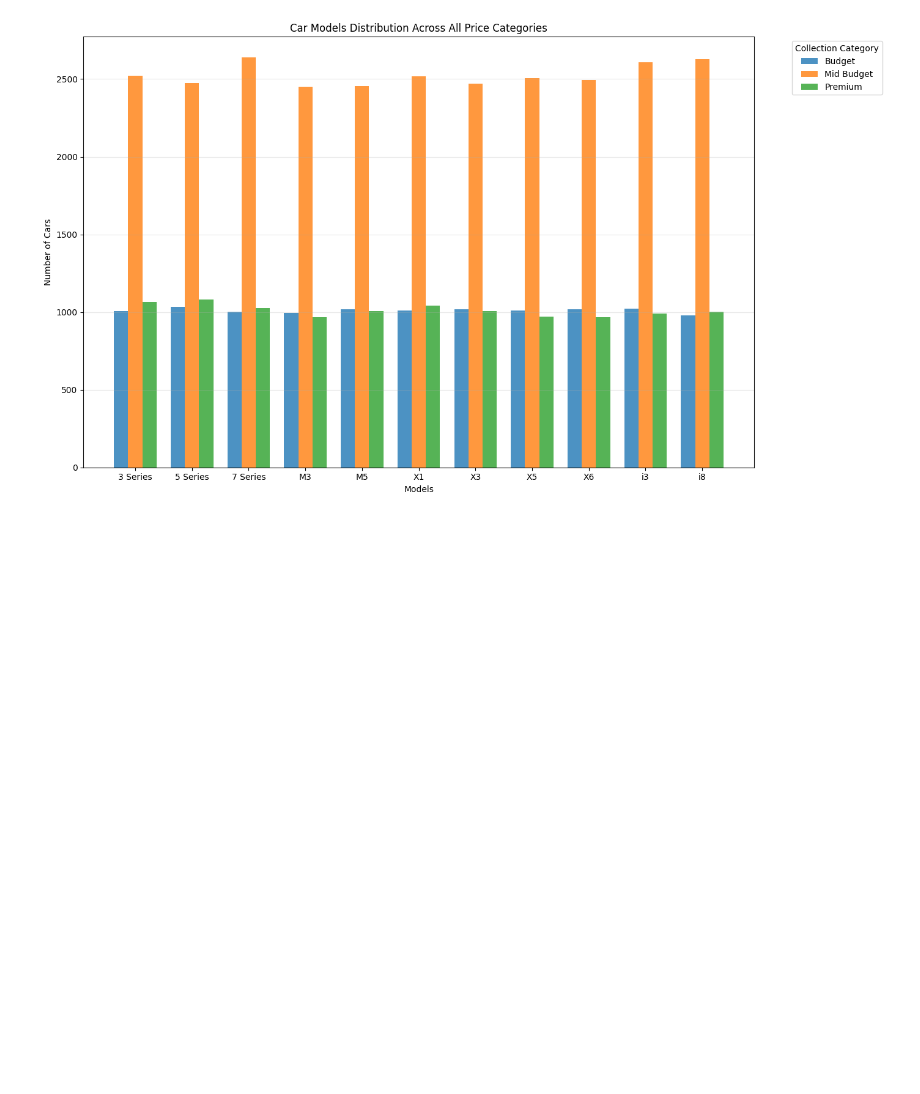
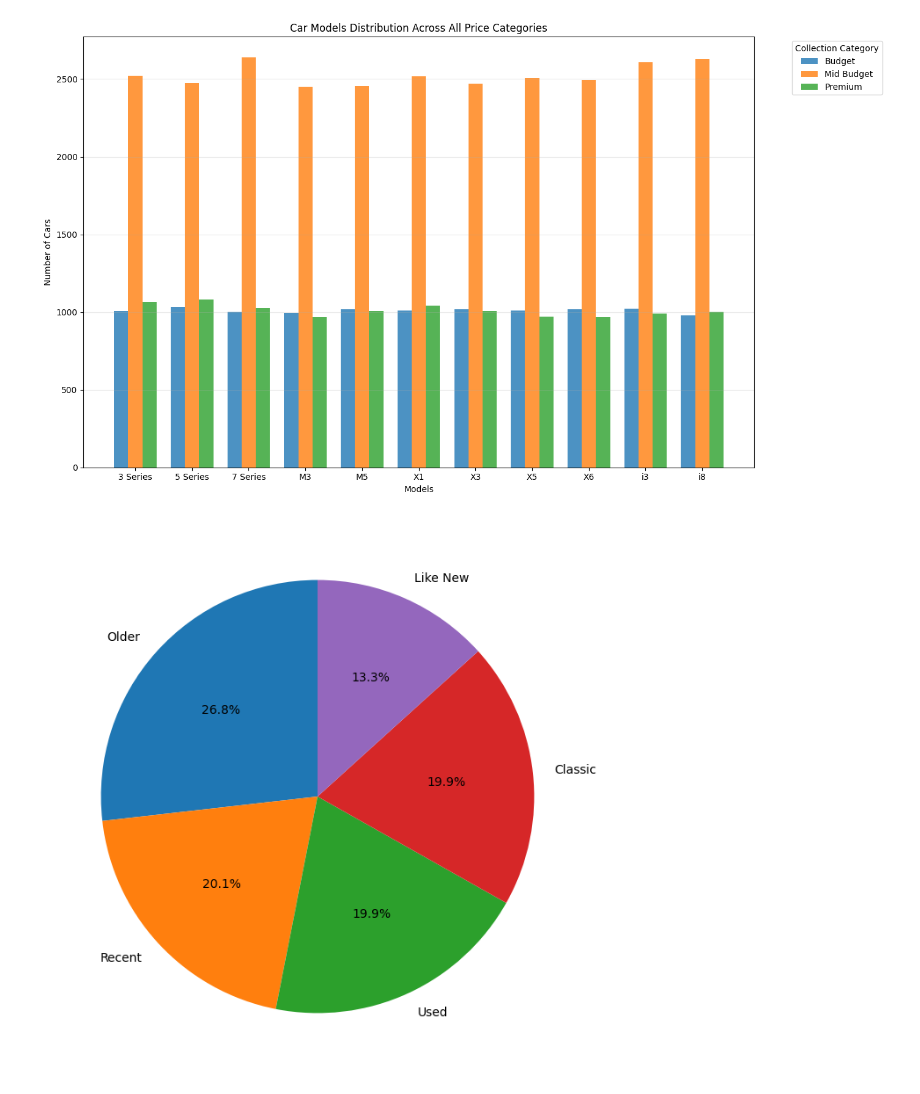
Before and after one commit to Em-Esh-Magar/BMW-Sales-Data-Processing-with-Pandas, a Jupyter notebook: BMW_Graph.ipynb, the cells around one changed output. Drawn from its saved outputs; the diff is of its cells as text; code cells hidden in the pictures; blank space fills up the shorter version.

Commit message:
Pie chart added

```diff
--- a/BMW_Graph.ipynb
+++ b/BMW_Graph.ipynb
@@ -90,3 +90,23 @@ plt.tight_layout()
 plt.show()
 # %% [output]
 [figure]
+# %%
+import matplotlib.pyplot as plt
+import pandas as pd
+import numpy as np
+
+df = pd.read_csv("/content/Transformed_Data.csv")
+
+data_collection = df['Age_Category'].value_counts()
+
+plt.figure(figsize=(14,8))
+
+plt.pie(
+    data_collection,
+    labels=data_collection.index,
+    autopct='%1.1f%%',
+    startangle=90
+)
+plt.show()
+# %% [output]
+[figure, added]
```
